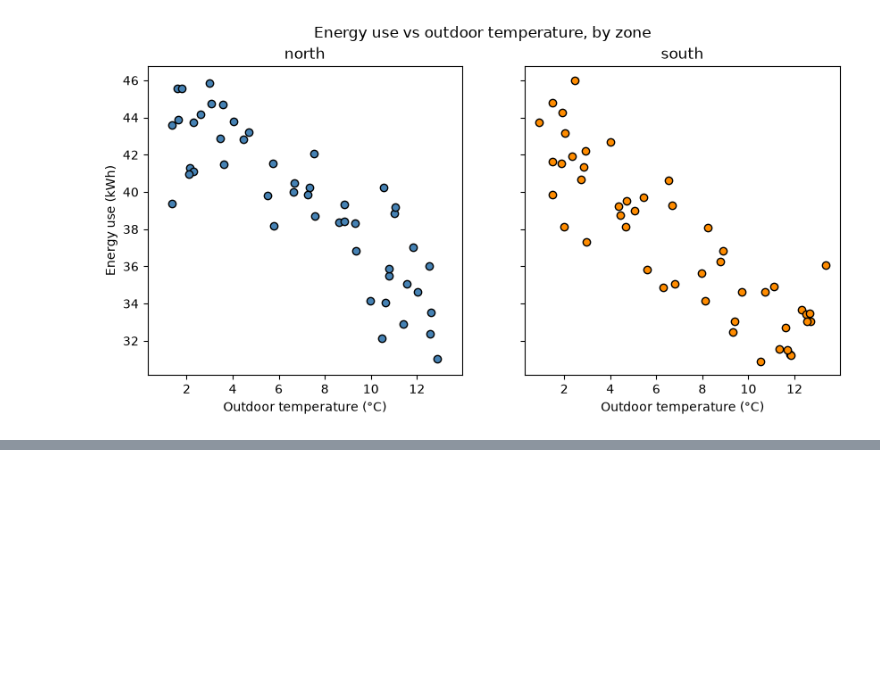
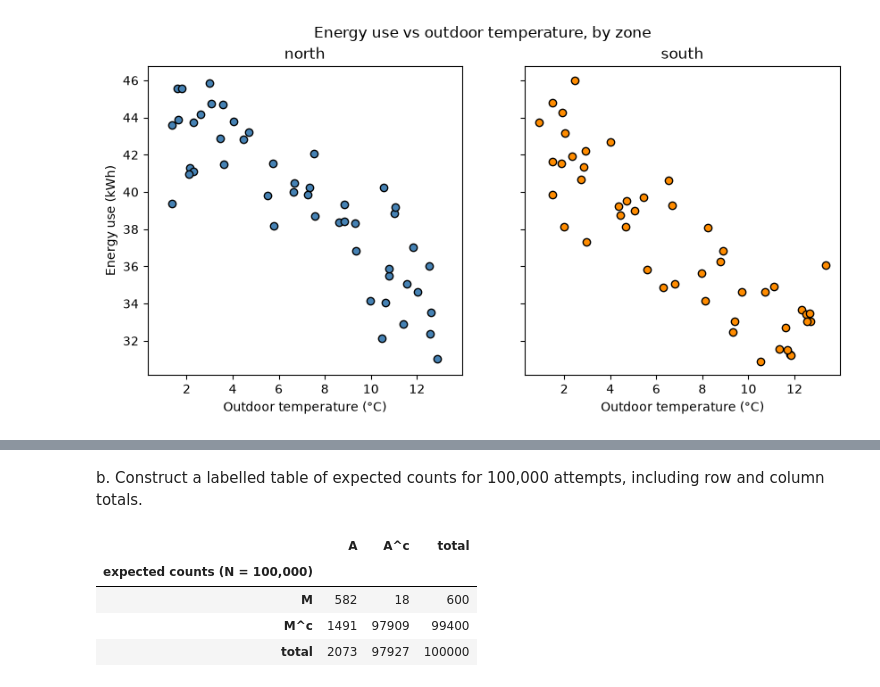
Before and after one commit to sebinko/STA1_26, a Jupyter notebook: Assignment1/assignment_1.ipynb, the cells around one changed output, grey strips where cells are left out. Drawn from its saved outputs; the diff is of its cells as text; code cells hidden in the pictures; blank space fills up the shorter version.

```diff
--- a/Assignment1/assignment_1.ipynb
+++ b/Assignment1/assignment_1.ipynb
@@ -251,0 +283,29 @@ Conclusion. Indoor temperature is tightly controlled in both zones (sd around ha
+# %% [markdown]
+b. Construct a labelled table of expected counts for 100,000 attempts, including row and column totals.
+# %%
+N = 100_000
+P_M, P_A_given_M, P_A_given_Mc = 0.006, 0.97, 0.015
+
+n_M = round(N * P_M)
+n_Mc = N - n_M
+
+n_M_A = round(n_M * P_A_given_M)
+n_M_Ac = n_M - n_M_A
+
+n_Mc_A = round(n_Mc * P_A_given_Mc)
+n_Mc_Ac = n_Mc - n_Mc_A
+
+table = pd.DataFrame({
+    "A": [n_M_A, n_Mc_A],
+    "A^c": [n_M_Ac, n_Mc_Ac],
+}, index=["M", "M^c"])
+table["total"] = table.sum(axis=1)
+table.loc["total"] = table.sum()
+table.index.name = "expected counts (N = 100,000)"
+display(table)
+# %% [output]
+|  | A | A^c | total |
+| expected counts (N = 100,000) |  |  |  |
+| M | 582 | 18 | 600 |
+| M^c | 1491 | 97909 | 99400 |
+| total | 2073 | 97927 | 100000 |
```
Also changed, not shown: parts of 17 cells of this notebook.
